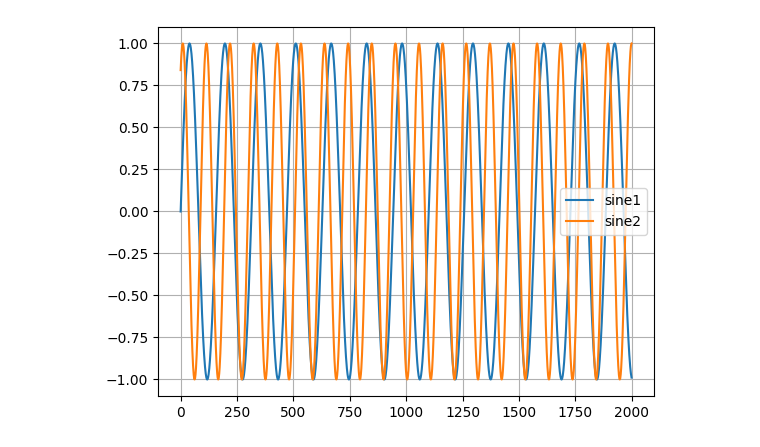
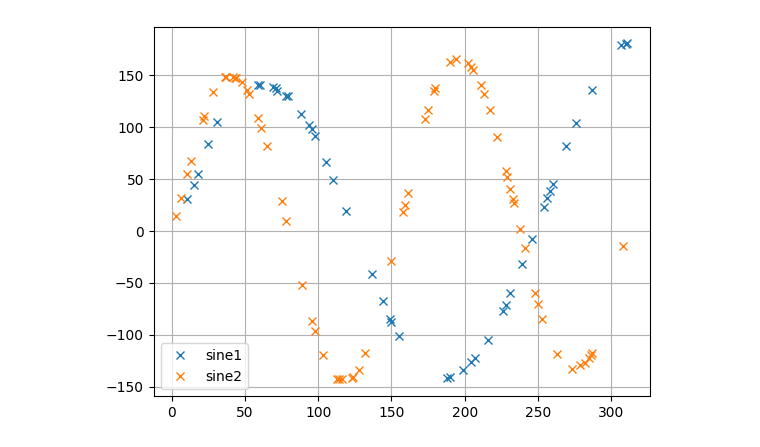
Before and after one commit to EdvardJSHolen/Final-Year-Project, a Jupyter notebook: TimeFusion/random_walk_example.ipynb, the cells around one changed output. Saved outputs shown, nothing was run; the diff lists cells and outputs as text; code cells hidden in the pictures.

```diff
--- a/TimeFusion/random_walk_example.ipynb
+++ b/TimeFusion/random_walk_example.ipynb
@@ -24,15 +24,15 @@ cov = [
 # List to hold samples
 samples = []
 
-for i in range(30000):
+for i in range(60000):
 
     # Calculate underlying sine values
-    y = 1*np.array([np.sin(0.04*i),np.sin((0.06*i + 1))])
+    y = 150*np.array([np.sin(i/40),np.sin((i/25))])
     #y = 1*np.array([np.sin(0.04*i),np.sin(0.04*i)])
 
     # Draw random samples from normal distribution
-    #z = np.random.multivariate_normal(z,cov)
-    z = np.array([0,0])
+    z = np.random.multivariate_normal(z,cov)
+    #z = np.array([0,0])
 
     # Store samples
     samples.append(y + z)
@@ -41,7 +41,7 @@ for i in range(30000):
 data = pd.DataFrame(data=samples,columns=["sine1","sine2"])
 
 # Remove 50% of samples to make into an irregular time-series
-keep = 1 # What fraction of cells to keep
+keep = 0.20 # What fraction of cells to keep
 mask = [False]*int(2*len(data)*keep) + [True]*int(2*len(data)*(1-keep))
 random.shuffle(mask)
 mask = np.array(mask).reshape((len(data),2))
@@ -51,7 +51,7 @@ data = data.mask(mask)
 data = data.dropna(axis = 0, how = 'all')
 # %%
 # Plot data so we can inspect it
-data[:2000].plot()
+data[:100].plot(marker="x",linewidth=0)
 plt.grid(True)
 # %% [output]
-[figure, old version]
+[figure, new version]
```
Also changed, not shown: parts of 6 cells of this notebook, 2 other files.
